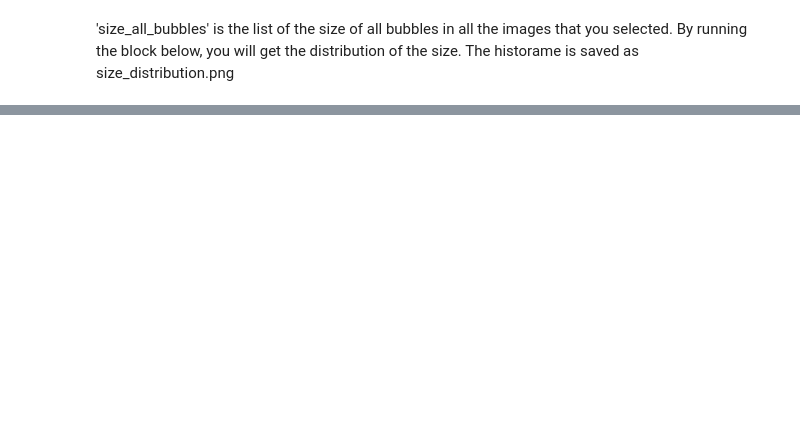
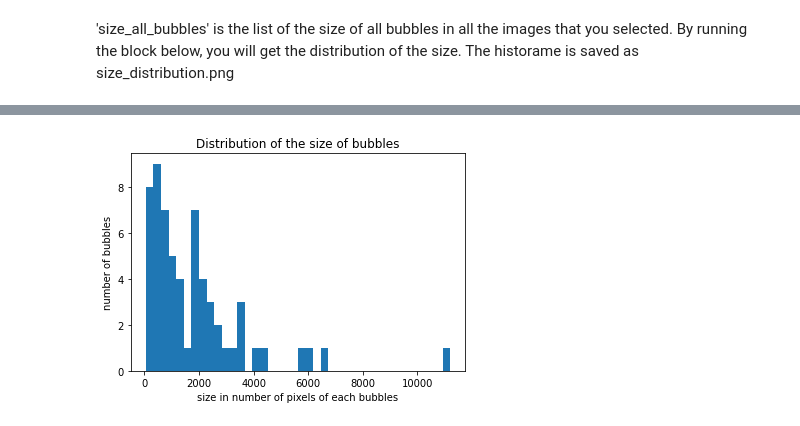
Before and after one commit to larrygoyeau/bubble_segmentation_Mask_RCNN, a Jupyter notebook: Mask_RCNN_automatic_segementation.ipynb, the cells around one changed output, grey strips where cells are left out. Cells and saved outputs as stored; diff of their text form; code cells hidden in the pictures; blank space fills up the shorter version.

```diff
--- a/Mask_RCNN_automatic_segementation.ipynb
+++ b/Mask_RCNN_automatic_segementation.ipynb
@@ -508,0 +885,8 @@ It's recomended to use a GPU to increas the speed of segmentation. You can check
+# %%
+plt.hist(la2,bins = 40)
+plt.xlabel('size in number of pixels of each bubbles')
+plt.ylabel('number of bubbles')
+plt.title('Distribution of the size of bubbles')
+plt.savefig("/content/size_distribution.png")
+# %% [output]
+[figure, added]
```
Also changed, not shown: parts of 12 cells of this notebook.
